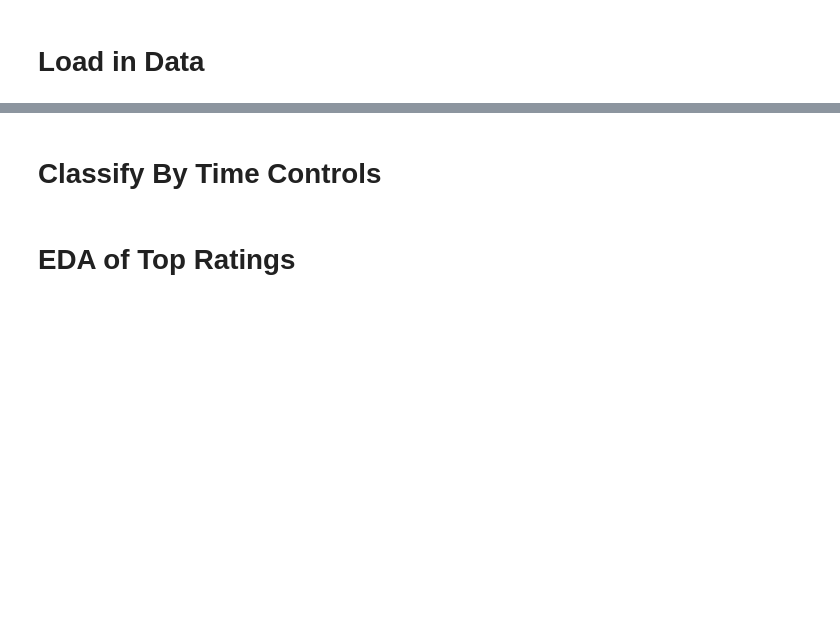
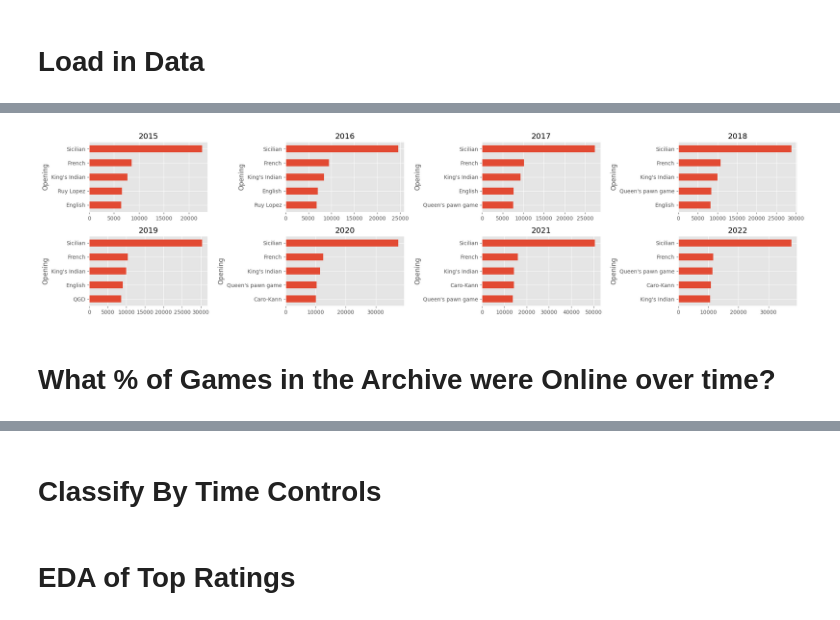
Before and after one commit to DarnasiMadhanMohan/Chess_Analysis, a Jupyter notebook: chess-com-top-players-data-analysis.ipynb, the cells around one changed output, grey strips where cells are left out. Cells and saved outputs as stored; diff of their text form; code cells hidden in the pictures; blank space fills up the shorter version.

```diff
--- a/chess-com-top-players-data-analysis.ipynb
+++ b/chess-com-top-players-data-analysis.ipynb
@@ -32,0 +57,3 @@ df = df.drop_duplicates().reset_index(drop=True)
+# %%
+df['Year'] = df['Date'].dt.year
+df = df.query('2023 > Year > 2012')
@@ -32,0 +65,12 @@ df = df.drop_duplicates().reset_index(drop=True)
+# %%
+fig, axs = plt.subplots(2, 4 , figsize=(20, 5))
+axs = axs.flatten()
+for i, myyear in enumerate (range(2015, 2023)):
+    #myyear = 2018
+    df.query("Year == @myyear")["Opening"].value_counts(ascending=True).tail(5).plot(kind='barh', title=myyear, ax=axs[i])
+plt.tight_layout()
+plt.show()
+# %% [output]
+[figure, added]
+# %% [markdown]
+# What %  of Games in the Archive were Online over time?
```
Also changed, not shown: parts of 17 cells of this notebook.
